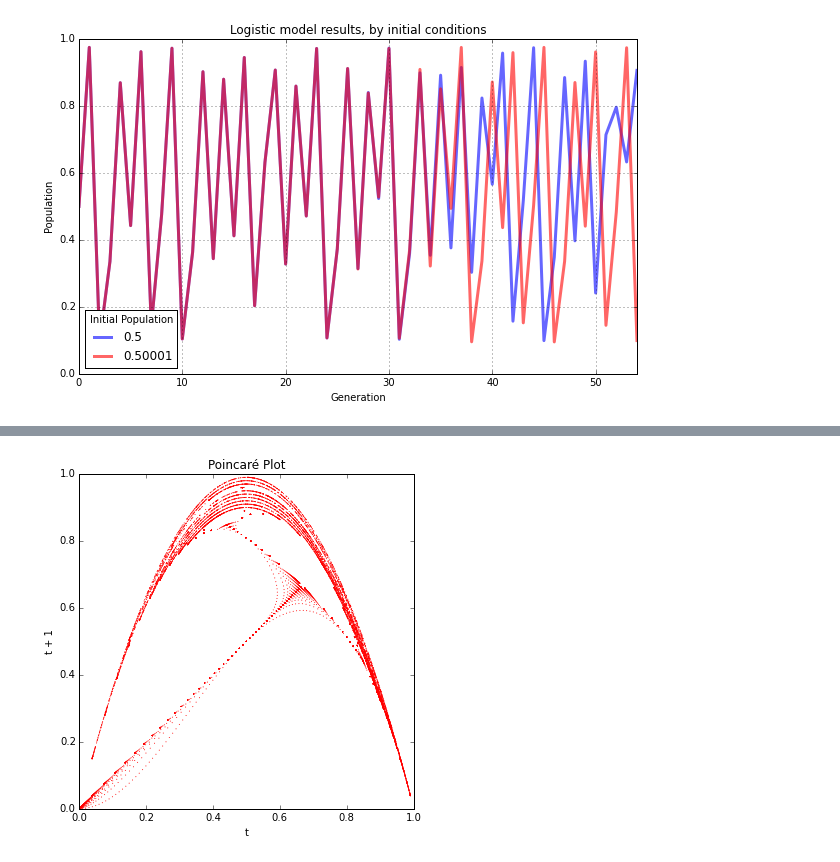
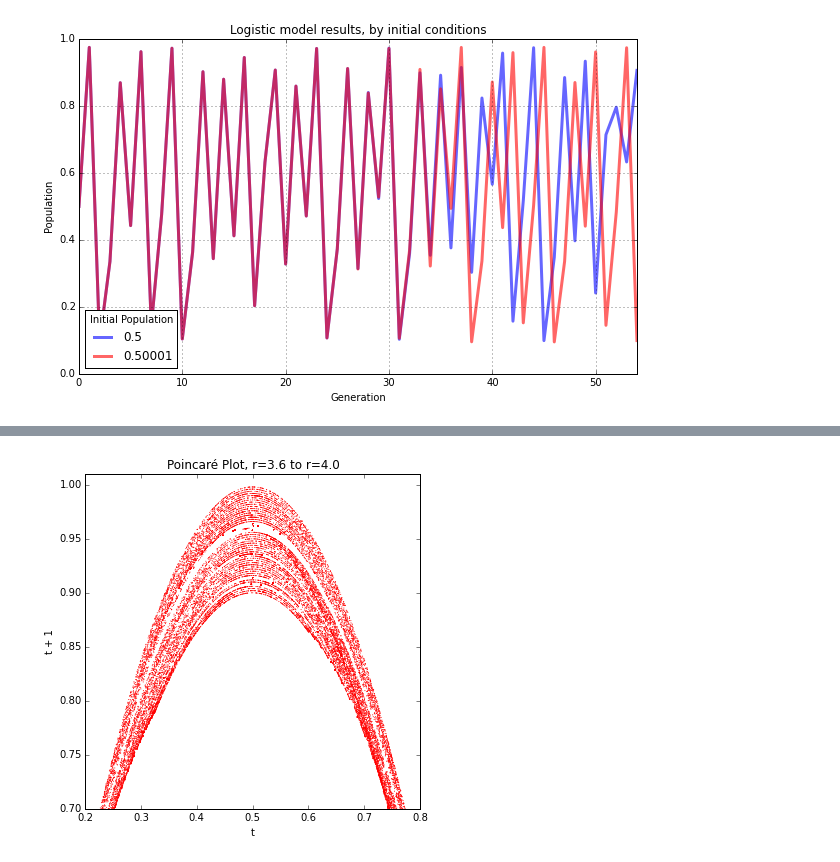
Before and after one commit to aitatanit/chaos-models, a Jupyter notebook: chaos-logistic-model.ipynb, the cells around one changed output, grey strips where cells are left out. Cells and saved outputs as stored; diff of their text form; code cells hidden in the pictures.

Commit message:
added more poincare plots

```diff
--- a/chaos-logistic-model.ipynb
+++ b/chaos-logistic-model.ipynb
@@ -113,14 +113,17 @@ def bifurcation_plot(pops, discard_gens=1, xmin=0, xmax=4, ymin=0, ymax=1, heigh
 
     plt.show()
 # %%
-def get_poincare_points(pops):
+def get_poincare_points(pops, discard_gens):
     """
     convert a dataframe of values from the logistic model into a set of xy points that
     you can plot as a poincare diagram
     """
 
     # drop the first row because every run has the same starting value, it leaves a visual artifact
-    pops = pops.drop(pops.index[0])
+    # drop the initial rows of the populations data, if specified by the argument
+    if discard_gens > 0:
+        discard_gens = np.arange(0, discard_gens)
+        pops = pops.drop(labels=pops.index[discard_gens])
     li = []
 
     # for each column in the logistic populations dataframe
@@ -138,13 +141,13 @@ def get_poincare_points(pops):
     # convert the xy list of values to a dataframe and return
     return pd.DataFrame(li, columns=['x', 'y'])
 # %%
-def poincare_plot(pops, xmin=0, xmax=1, ymin=0, ymax=1):
+def poincare_plot(pops, xmin=0, xmax=1, ymin=0, ymax=1, discard_gens=1, title=u'Poincaré Plot'):
     """
     plot the results of the logistic model as a poincaré plot
     """
 
     # first get the xy points to plot
-    points = get_poincare_points(pops)
+    points = get_poincare_points(pops, discard_gens)
 
     # create a new matplotlib figure and axis and set its size
     fig, ax = plt.subplots()
@@ -156,7 +159,7 @@ def poincare_plot(pops, xmin=0, xmax=1, ymin=0, ymax=1):
     # set x and y limits, title, and x and y labels
     ax.set_xlim(xmin, xmax)
     ax.set_ylim(ymin, ymax)
-    ax.set_title(u'Poincaré Plot')
+    ax.set_title(title)
     ax.set_xlabel('t')
     ax.set_ylabel('t + 1')
 
@@ -286,10 +333,11 @@ plt.show()
 # %%
-# draw a poincare plot for 1000 generations across 100 growth rate steps from 0 to 4
+# draw a poincare plot for 1,000 generations across 50 growth rate steps from 3.6 to 4.0
+# each chaotic growth rate has its own parabola
 generations = 1000
-growth_rate_min = 0
-growth_rate_max = 4
-growth_rate_steps = 100
+growth_rate_min = 3.6
+growth_rate_max = 4.0
+growth_rate_steps = 50
 pops = logistic_model(generations, growth_rate_min, growth_rate_max, growth_rate_steps)
-poincare_plot(pops)
+poincare_plot(pops, xmin=0.2, xmax=0.8, ymin=0.7, ymax=1.01, title=u'Poincaré Plot, r=3.6 to r=4.0')
 # %% [output]
-[figure, old version]
+[figure, new version]
```
Also changed, not shown: parts of 7 cells of this notebook.
